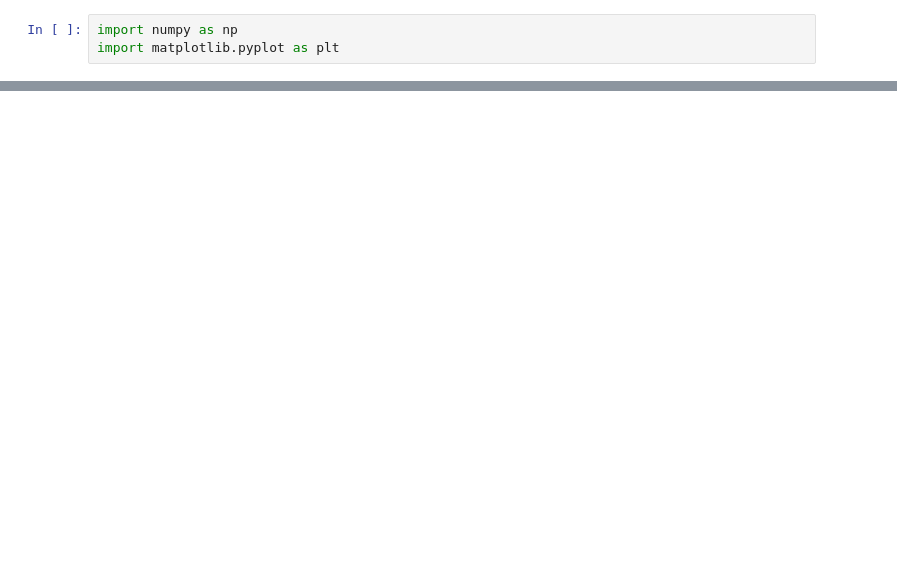
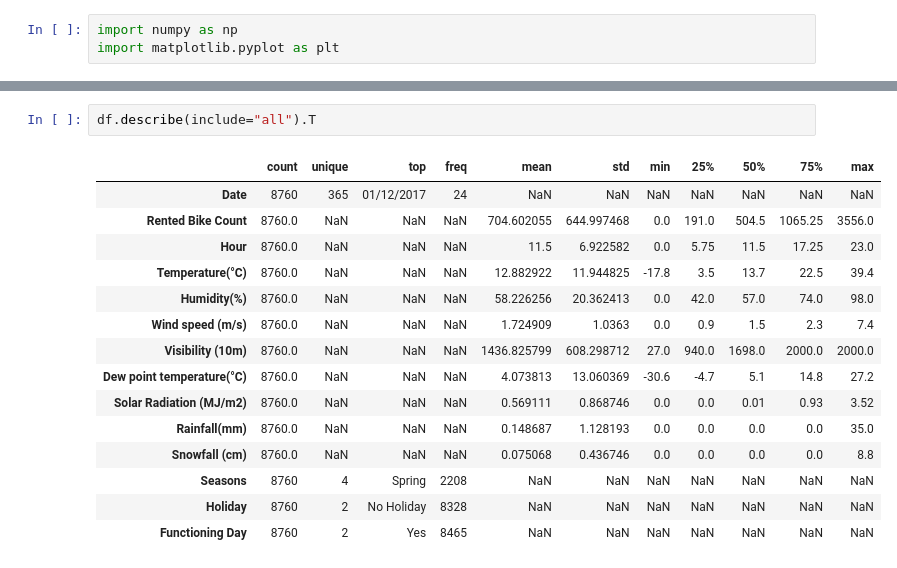
Before and after one commit to Jayesh-Ah/ME228-DS-ML, a Jupyter notebook: ME228_Project.ipynb, the cells around one changed output, grey strips where cells are left out. Drawn from its saved outputs; the diff is of its cells as text; blank space fills up the shorter version.

```diff
--- a/ME228_Project.ipynb
+++ b/ME228_Project.ipynb
@@ -36,3 +36,21 @@ Saving SeoulBikeData.csv to SeoulBikeData (1).csv
 8759  No Holiday             Yes
 
 [8760 rows x 14 columns]
+# %%
+df.describe(include="all").T
+# %% [output]
+|  | count | unique | top | freq | mean | std | min | 25% | 50% | 75% | max |
+| Date | 8760 | 365 | 01/12/2017 | 24 | NaN | NaN | NaN | NaN | NaN | NaN | NaN |
+| Rented Bike Count | 8760.0 | NaN | NaN | NaN | 704.602055 | 644.997468 | 0.0 | 191.0 | 504.5 | 1065.25 | 3556.0 |
+| Hour | 8760.0 | NaN | NaN | NaN | 11.5 | 6.922582 | 0.0 | 5.75 | 11.5 | 17.25 | 23.0 |
+| Temperature(°C) | 8760.0 | NaN | NaN | NaN | 12.882922 | 11.944825 | -17.8 | 3.5 | 13.7 | 22.5 | 39.4 |
+| Humidity(%) | 8760.0 | NaN | NaN | NaN | 58.226256 | 20.362413 | 0.0 | 42.0 | 57.0 | 74.0 | 98.0 |
+| Wind speed (m/s) | 8760.0 | NaN | NaN | NaN | 1.724909 | 1.0363 | 0.0 | 0.9 | 1.5 | 2.3 | 7.4 |
+| Visibility (10m) | 8760.0 | NaN | NaN | NaN | 1436.825799 | 608.298712 | 27.0 | 940.0 | 1698.0 | 2000.0 | 2000.0 |
+| Dew point temperature(°C) | 8760.0 | NaN | NaN | NaN | 4.073813 | 13.060369 | -30.6 | -4.7 | 5.1 | 14.8 | 27.2 |
+| Solar Radiation (MJ/m2) | 8760.0 | NaN | NaN | NaN | 0.569111 | 0.868746 | 0.0 | 0.0 | 0.01 | 0.93 | 3.52 |
+| Rainfall(mm) | 8760.0 | NaN | NaN | NaN | 0.148687 | 1.128193 | 0.0 | 0.0 | 0.0 | 0.0 | 35.0 |
+| Snowfall (cm) | 8760.0 | NaN | NaN | NaN | 0.075068 | 0.436746 | 0.0 | 0.0 | 0.0 | 0.0 | 8.8 |
+| Seasons | 8760 | 4 | Spring | 2208 | NaN | NaN | NaN | NaN | NaN | NaN | NaN |
+| Holiday | 8760 | 2 | No Holiday | 8328 | NaN | NaN | NaN | NaN | NaN | NaN | NaN |
+| Functioning Day | 8760 | 2 | Yes | 8465 | NaN | NaN | NaN | NaN | NaN | NaN | NaN |
```
Also changed, not shown: parts of 5 cells of this notebook.
